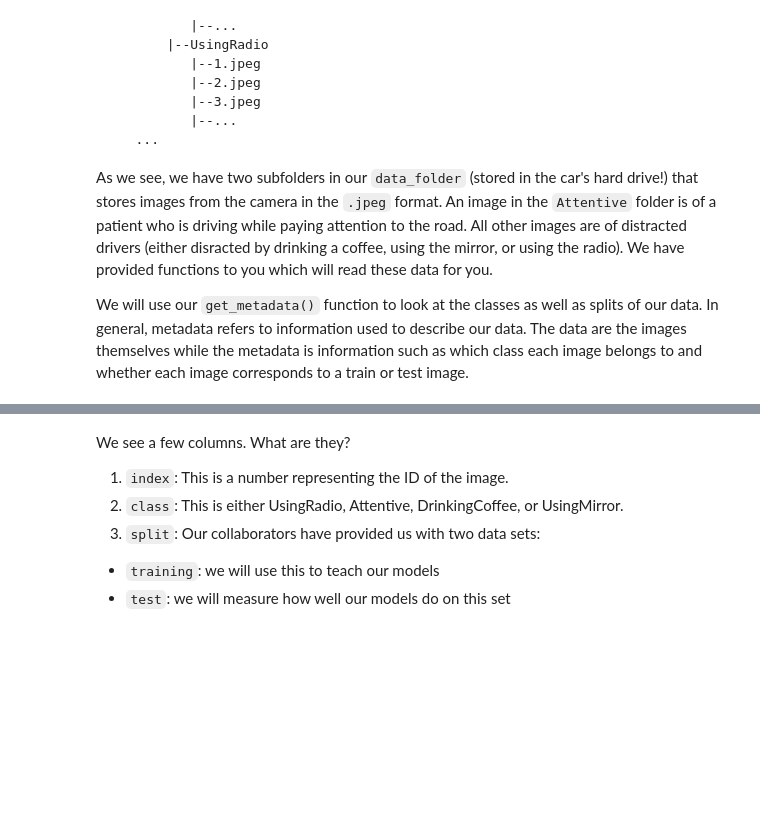
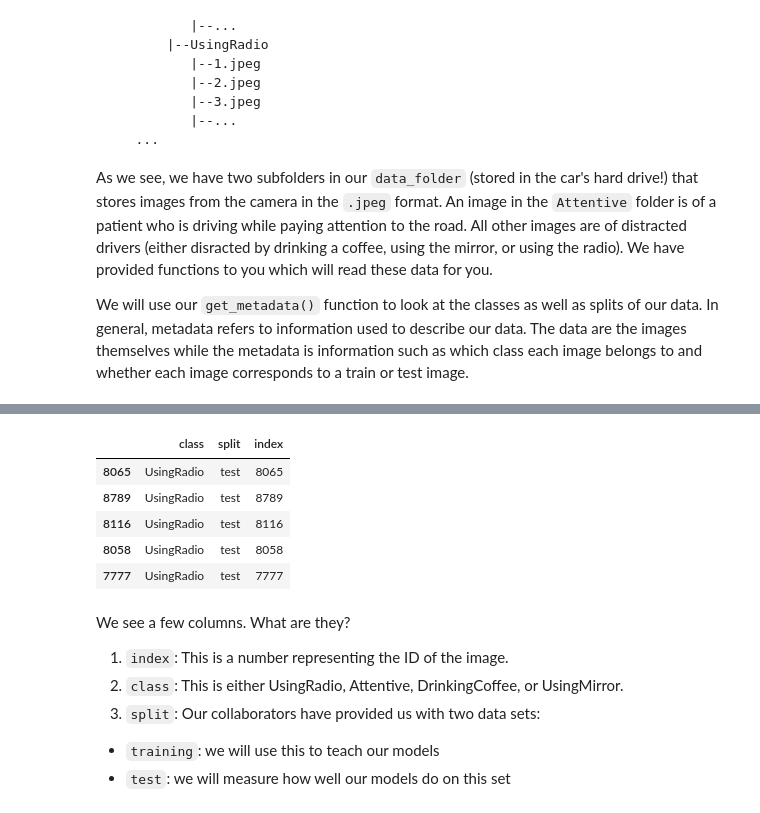
Before and after one commit to patelpayal2406/Distracted-Drivers-Detection, a Jupyter notebook: Payal_DistractedDrivers_Section1.ipynb, the cells around one changed output, grey strips where cells are left out. Cells and saved outputs as stored; diff of their text form; code cells hidden in the pictures; blank space fills up the shorter version.

```diff
--- a/Payal_DistractedDrivers_Section1.ipynb
+++ b/Payal_DistractedDrivers_Section1.ipynb
@@ -361,3 +339,13 @@ metadata.head()
+# %%
+# function below checks the bottom five
+metadata.tail()
+# %% [output]
+|  | class | split | index |
+| 8065 | UsingRadio | test | 8065 |
+| 8789 | UsingRadio | test | 8789 |
+| 8116 | UsingRadio | test | 8116 |
+| 8058 | UsingRadio | test | 8058 |
+| 7777 | UsingRadio | test | 7777 |
 # %% [markdown]
 We see a few columns. What are they?
 1. `index`: This is a number representing the ID of the image.
```
Also changed, not shown: parts of 32 cells of this notebook, 3 other files.
